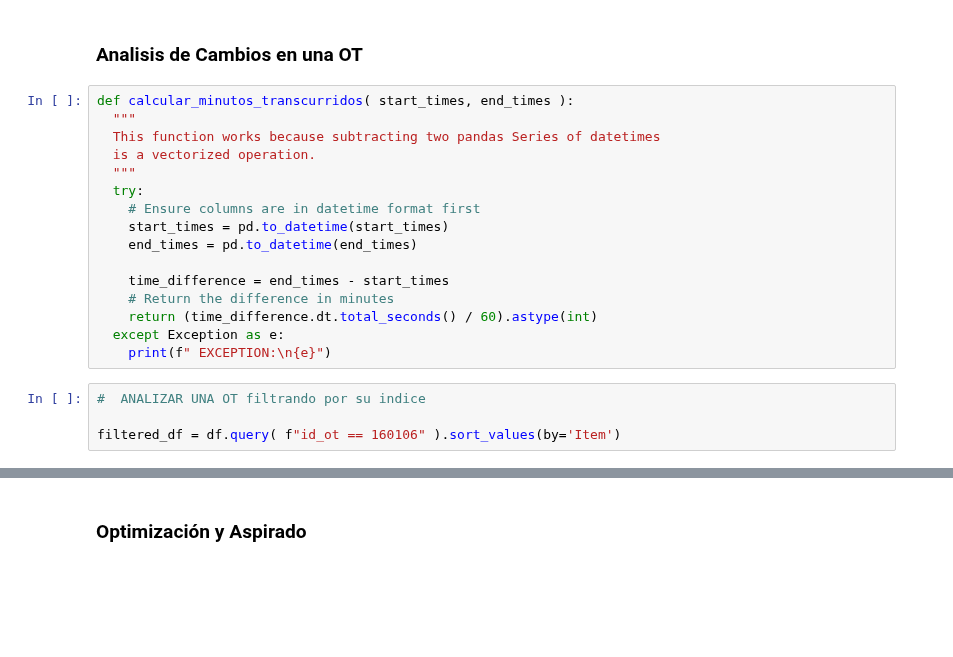
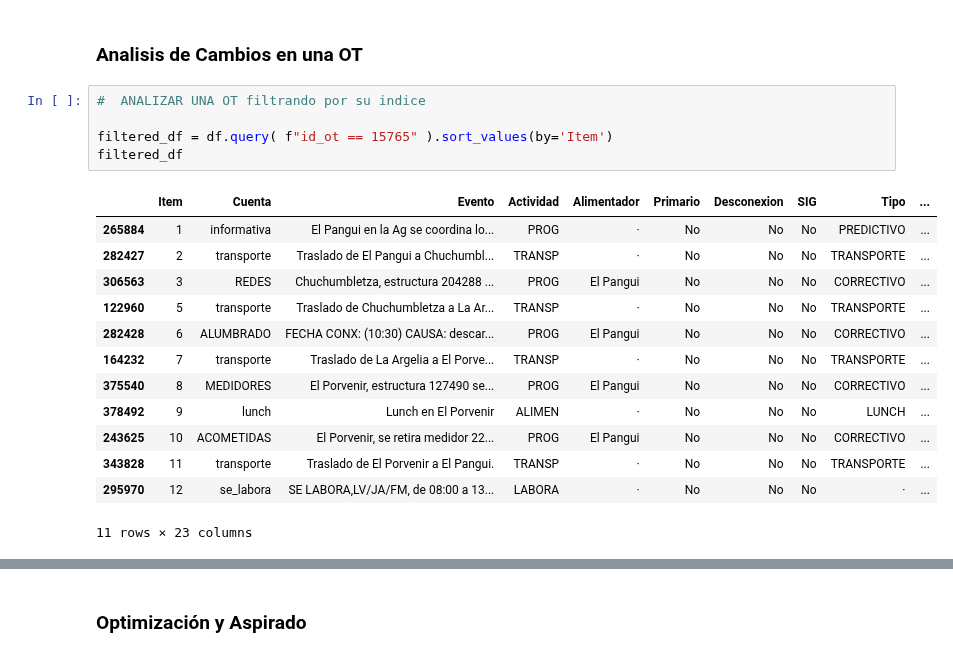
Before and after one commit to ernestopalacios/ordenes_de_trabajo, a Jupyter notebook: Test_DataLake.ipynb, the cells around one changed output, grey strips where cells are left out. Cells and saved outputs as stored; diff of their text form; blank space fills up the shorter version.

```diff
--- a/Test_DataLake.ipynb
+++ b/Test_DataLake.ipynb
@@ -69,22 +87,21 @@ Conectado a la tabla Delta Lake en: /home/vlad/delta_V30
 # %% [markdown]
 ### Analisis de Cambios en una OT
-# %%
-def calcular_minutos_transcurridos( start_times, end_times ):
-  """
-  This function works because subtracting two pandas Series of datetimes
-  is a vectorized operation.
-  """
-  try:
-    # Ensure columns are in datetime format first
-    start_times = pd.to_datetime(start_times)
-    end_times = pd.to_datetime(end_times)
-
-    time_difference = end_times - start_times
-    # Return the difference in minutes
-    return (time_difference.dt.total_seconds() / 60).astype(int)
-  except Exception as e:
-    print(f" EXCEPTION:\n{e}")
 # %%
 #  ANALIZAR UNA OT filtrando por su indice
 
-filtered_df = df.query( f"id_ot == 160106" ).sort_values(by='Item')
+filtered_df = df.query( f"id_ot == 15765" ).sort_values(by='Item')
+filtered_df
+# %% [output]
+|  | Item | Cuenta | Evento | Actividad | Alimentador | Primario | Desconexion | SIG | Tipo | ... |
+| 265884 | 1 | informativa | El Pangui en la Ag se coordina lo... | PROG | · | No | No | No | PREDICTIVO | ... |
+| 282427 | 2 | transporte | Traslado de El Pangui a Chuchumbl... | TRANSP | · | No | No | No | TRANSPORTE | ... |
+| 306563 | 3 | REDES | Chuchumbletza, estructura 204288 ... | PROG | El Pangui | No | No | No | CORRECTIVO | ... |
+| 122960 | 5 | transporte | Traslado de Chuchumbletza a La Ar... | TRANSP | · | No | No | No | TRANSPORTE | ... |
+| 282428 | 6 | ALUMBRADO | FECHA CONX: (10:30) CAUSA: descar... | PROG | El Pangui | No | No | No | CORRECTIVO | ... |
+| 164232 | 7 | transporte | Traslado de La Argelia a El Porve... | TRANSP | · | No | No | No | TRANSPORTE | ... |
+| 375540 | 8 | MEDIDORES | El Porvenir, estructura 127490 se... | PROG | El Pangui | No | No | No | CORRECTIVO | ... |
+| 378492 | 9 | lunch | Lunch en El Porvenir | ALIMEN | · | No | No | No | LUNCH | ... |
+| 243625 | 10 | ACOMETIDAS | El Porvenir, se retira medidor 22... | PROG | El Pangui | No | No | No | CORRECTIVO | ... |
+| 343828 | 11 | transporte | Traslado de El Porvenir a El Pangui. | TRANSP | · | No | No | No | TRANSPORTE | ... |
+| 295970 | 12 | se_labora | SE LABORA,LV/JA/FM, de 08:00 a 13... | LABORA | · | No | No | No | · | ... |
+11 rows × 23 columns
```
Also changed, not shown: parts of 56 cells of this notebook, 7 other files.
